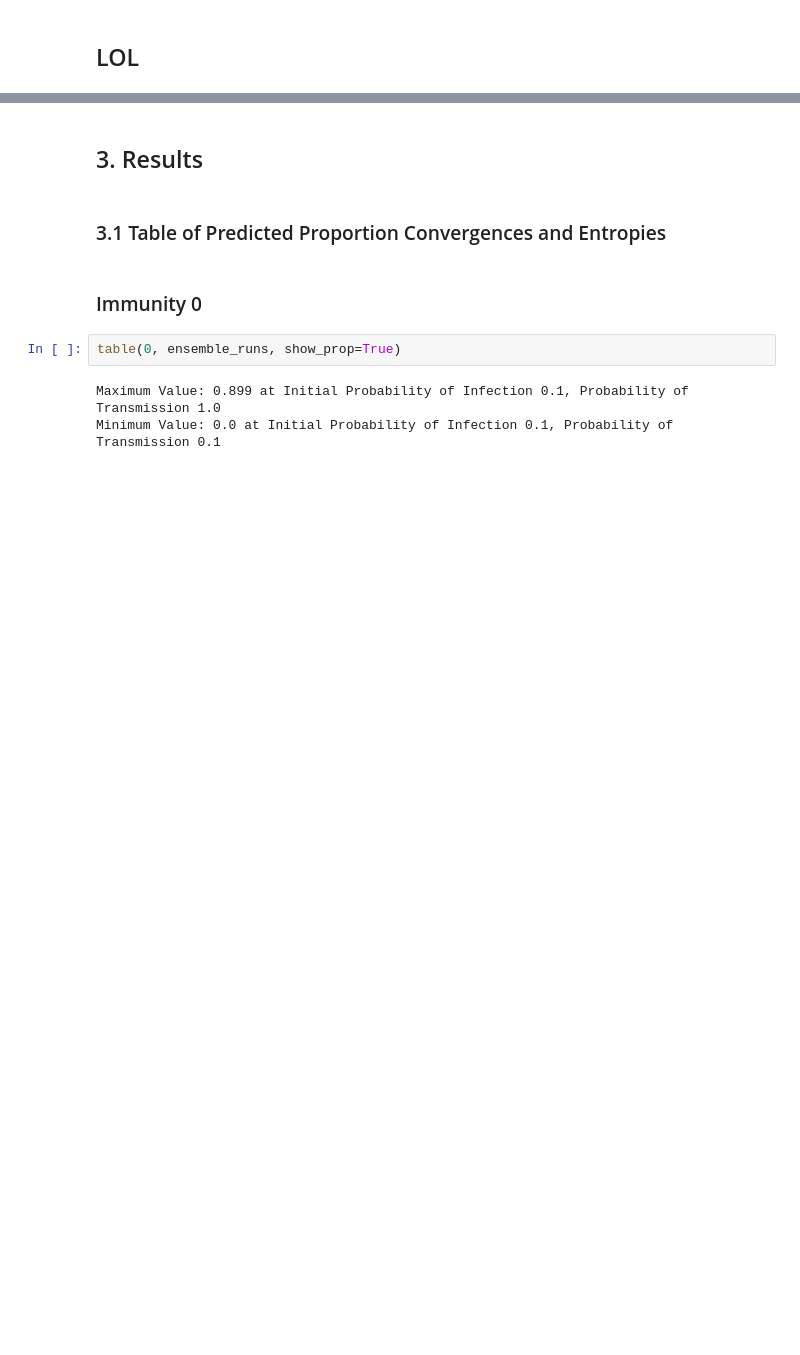
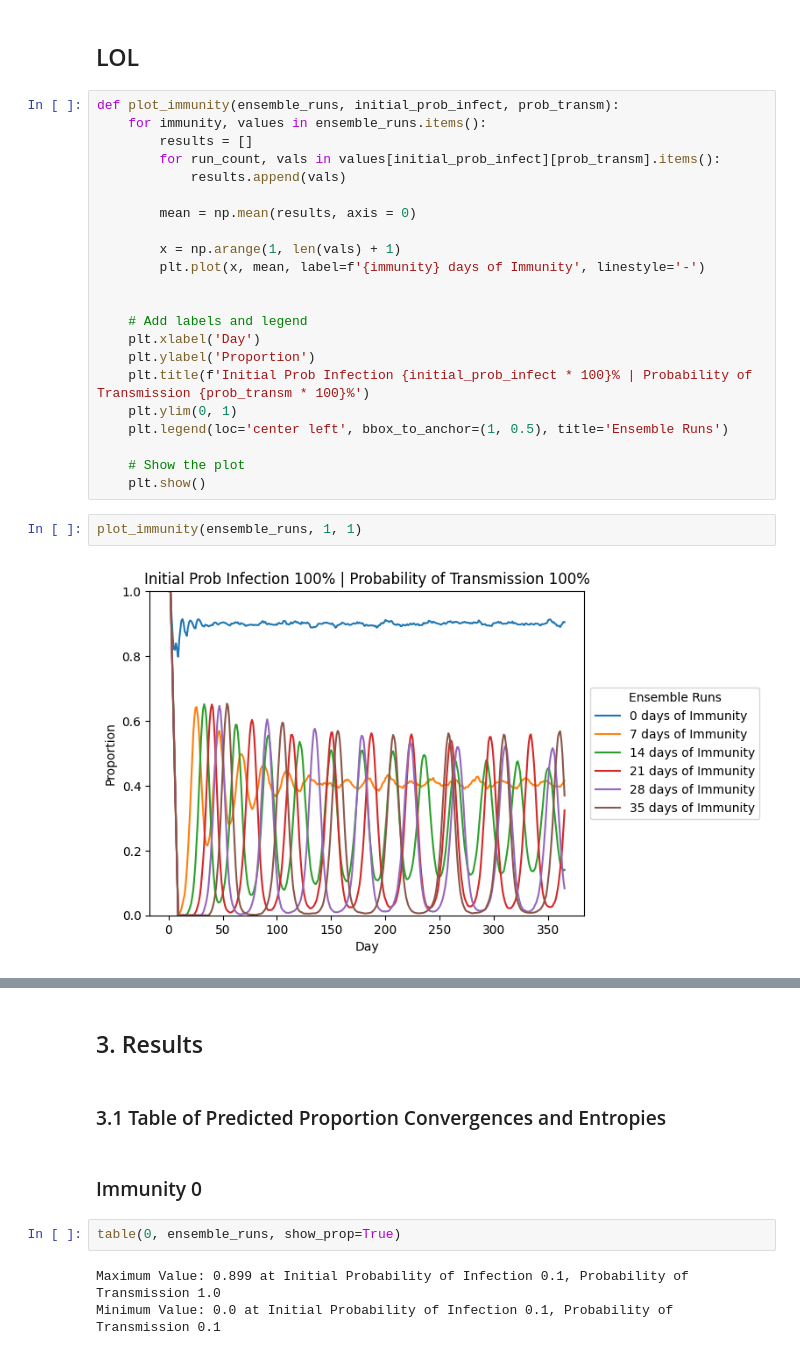
Before and after one commit to ashcansingh/MATH3024-Disease-Model, a Jupyter notebook: Project.ipynb, the cells around one changed output, grey strips where cells are left out. Drawn from its saved outputs; the diff is of its cells as text; blank space fills up the shorter version.

```diff
--- a/Project.ipynb
+++ b/Project.ipynb
@@ -624,3 +641,29 @@ def table(immunity, ensemble_runs, show_prop = False):
 # %% [markdown]
 ## LOL
+# %%
+def plot_immunity(ensemble_runs, initial_prob_infect, prob_transm):
+    for immunity, values in ensemble_runs.items():
+        results = []
+        for run_count, vals in values[initial_prob_infect][prob_transm].items():
+            results.append(vals)
+
+        mean = np.mean(results, axis = 0)
+
+        x = np.arange(1, len(vals) + 1)
+        plt.plot(x, mean, label=f'{immunity} days of Immunity', linestyle='-')
+
+
+    # Add labels and legend
+    plt.xlabel('Day')
+    plt.ylabel('Proportion')
+    plt.title(f'Initial Prob Infection {initial_prob_infect * 100}% | Probability of Transmission {prob_transm * 100}%')
+    plt.ylim(0, 1)
+    plt.legend(loc='center left', bbox_to_anchor=(1, 0.5), title='Ensemble Runs')
+
+    # Show the plot
+    plt.show()
+# %%
+plot_immunity(ensemble_runs, 1, 1)
+# %% [output]
+[figure, added]
 # %%
```
Also changed, not shown: parts of 19 cells of this notebook.
